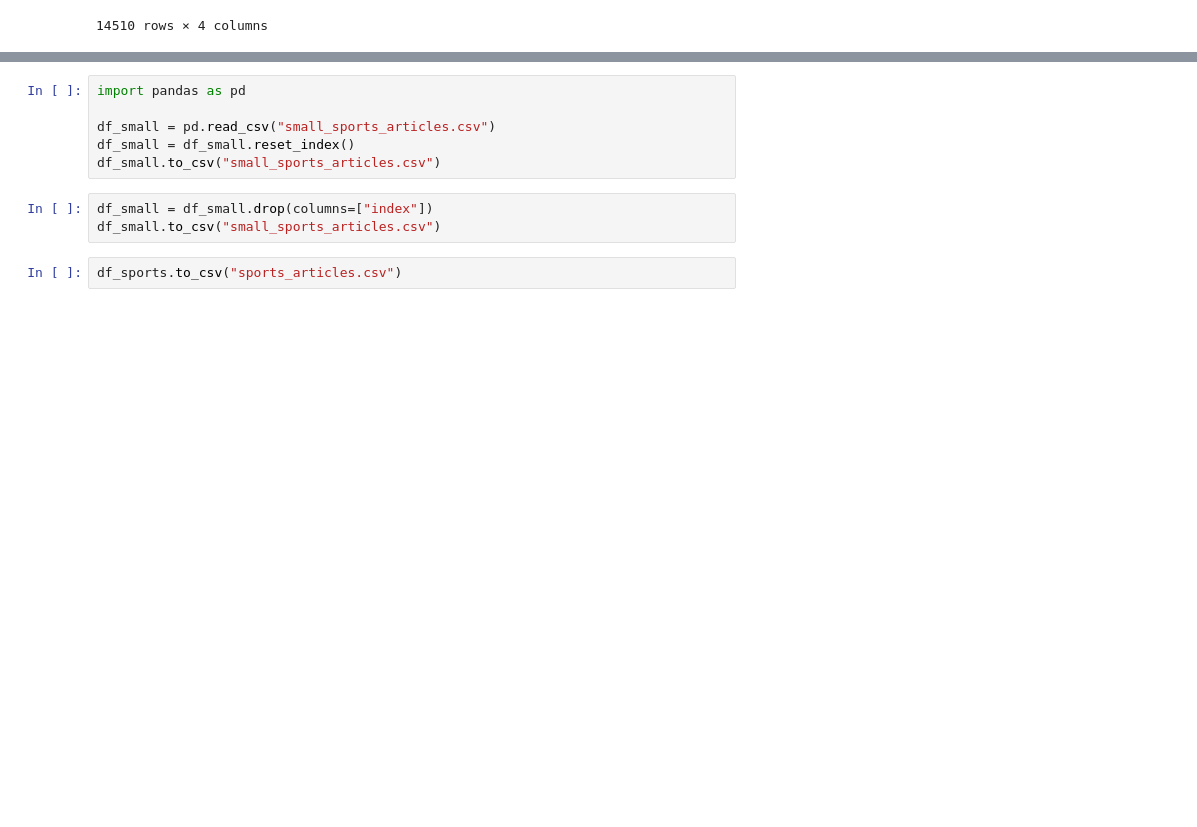
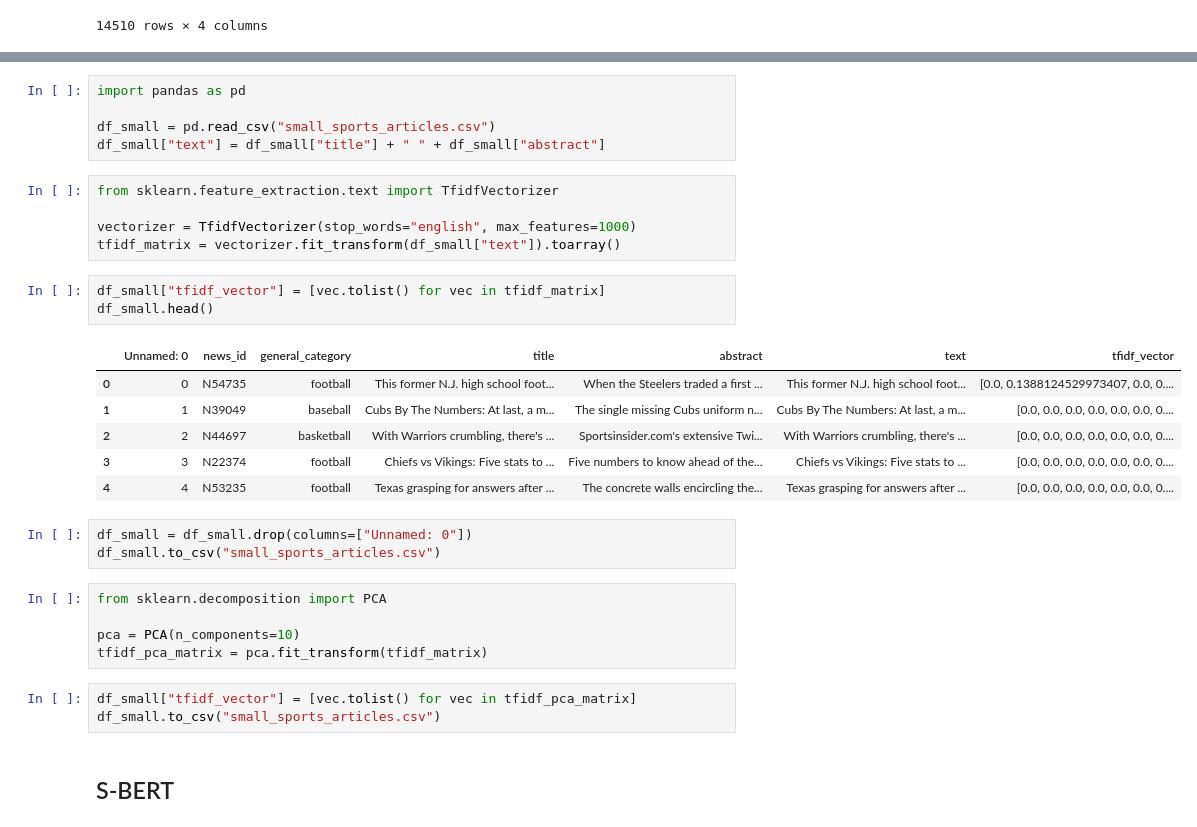
Before and after one commit to tordbm/master-user-study-backend, a Jupyter notebook: process_mind.ipynb, the cells around one changed output, grey strips where cells are left out. Cells and saved outputs as stored; diff of their text form; blank space fills up the shorter version.

```diff
--- a/process_mind.ipynb
+++ b/process_mind.ipynb
@@ -122,10 +178,32 @@ df_small.to_csv("small_sports_articles.csv")
 import pandas as pd
 
 df_small = pd.read_csv("small_sports_articles.csv")
-df_small = df_small.reset_index()
-df_small.to_csv("small_sports_articles.csv")
+df_small["text"] = df_small["title"] + " " + df_small["abstract"]
+# %%
+from sklearn.feature_extraction.text import TfidfVectorizer
+
+vectorizer = TfidfVectorizer(stop_words="english", max_features=1000)
+tfidf_matrix = vectorizer.fit_transform(df_small["text"]).toarray()
+# %%
+df_small["tfidf_vector"] = [vec.tolist() for vec in tfidf_matrix]
+df_small.head()
+# %% [output]
+|  | Unnamed: 0 | news_id | general_category | title | abstract | text | tfidf_vector |
+| 0 | 0 | N54735 | football | This former N.J. high school foot... | When the Steelers traded a first ... | This former N.J. high school foot... | [0.0, 0.1388124529973407, 0.0, 0.... |
+| 1 | 1 | N39049 | baseball | Cubs By The Numbers: At last, a m... | The single missing Cubs uniform n... | Cubs By The Numbers: At last, a m... | [0.0, 0.0, 0.0, 0.0, 0.0, 0.0, 0.... |
+| 2 | 2 | N44697 | basketball | With Warriors crumbling, there's ... | Sportsinsider.com's extensive Twi... | With Warriors crumbling, there's ... | [0.0, 0.0, 0.0, 0.0, 0.0, 0.0, 0.... |
+| 3 | 3 | N22374 | football | Chiefs vs Vikings: Five stats to ... | Five numbers to know ahead of the... | Chiefs vs Vikings: Five stats to ... | [0.0, 0.0, 0.0, 0.0, 0.0, 0.0, 0.... |
+| 4 | 4 | N53235 | football | Texas grasping for answers after ... | The concrete walls encircling the... | Texas grasping for answers after ... | [0.0, 0.0, 0.0, 0.0, 0.0, 0.0, 0.... |
 # %%
-df_small = df_small.drop(columns=["index"])
+df_small = df_small.drop(columns=["Unnamed: 0"])
 df_small.to_csv("small_sports_articles.csv")
-# %%
-df_sports.to_csv("sports_articles.csv")
+# %%
+from sklearn.decomposition import PCA
+
+pca = PCA(n_components=10)
+tfidf_pca_matrix = pca.fit_transform(tfidf_matrix)
+# %%
+df_small["tfidf_vector"] = [vec.tolist() for vec in tfidf_pca_matrix]
+df_small.to_csv("small_sports_articles.csv")
+# %% [markdown]
+## S-BERT
```
Also changed, not shown: parts of 9 cells of this notebook, 5 other files.
